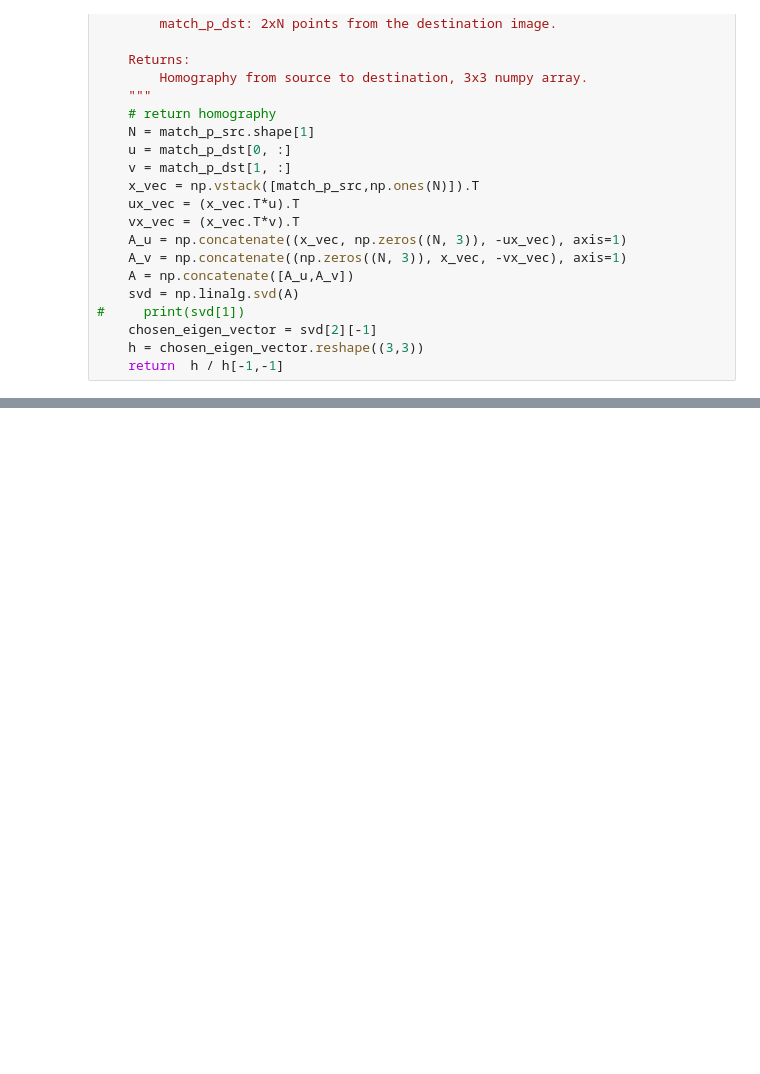
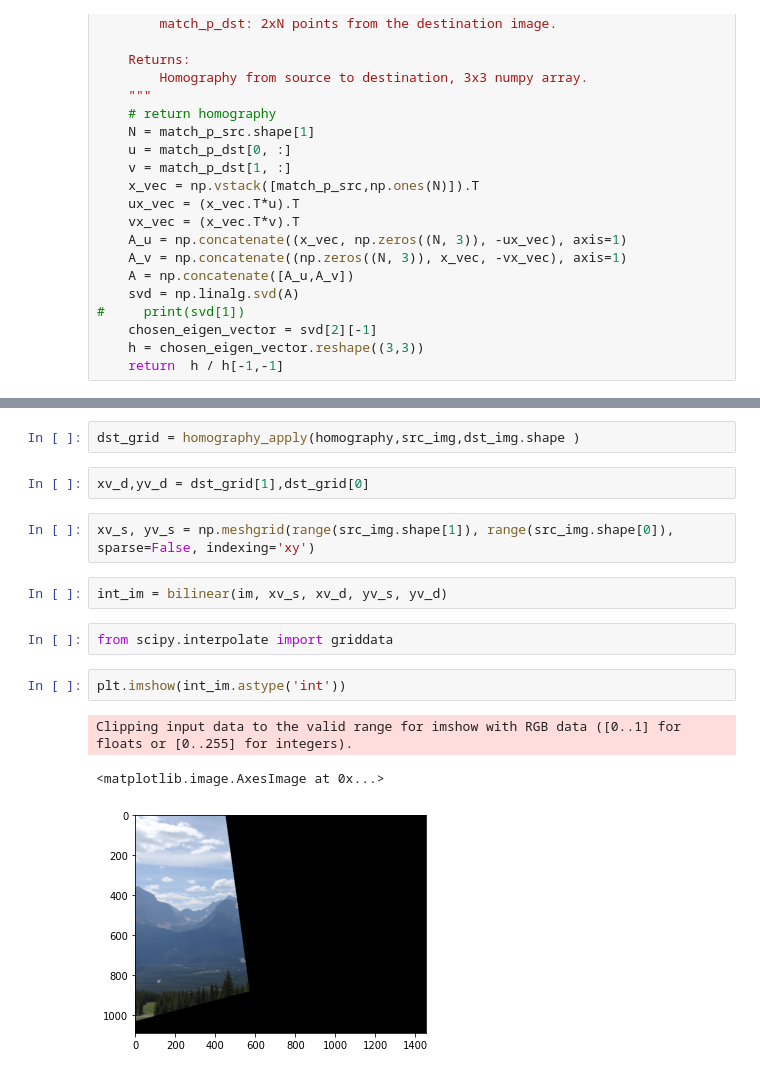
Before and after one commit to Dannynis/cv_ex1, a Jupyter notebook: assignment1_materials/trying.ipynb, the cells around one changed output, grey strips where cells are left out. Saved outputs shown, nothing was run; the diff lists cells and outputs as text; blank space fills up the shorter version.

```diff
--- a/assignment1_materials/trying.ipynb
+++ b/assignment1_materials/trying.ipynb
@@ -1052,0 +1106,16 @@ def compute_homography_naive(match_p_src: np.ndarray,
+# %%
+dst_grid = homography_apply(homography,src_img,dst_img.shape )
+# %%
+xv_d,yv_d = dst_grid[1],dst_grid[0]
+# %%
+xv_s, yv_s = np.meshgrid(range(src_img.shape[1]), range(src_img.shape[0]), sparse=False, indexing='xy')
+# %%
+int_im = bilinear(im, xv_s, xv_d, yv_s, yv_d)
+# %%
+from scipy.interpolate import griddata
+# %%
+plt.imshow(int_im.astype('int'))
+# %% [output]
+Clipping input data to the valid range for imshow with RGB data ([0..1] for floats or [0..255] for integers).
+<matplotlib.image.AxesImage at 0x...>
+[figure, added]
```
Also changed, not shown: parts of 17 cells of this notebook, 2 other files.
